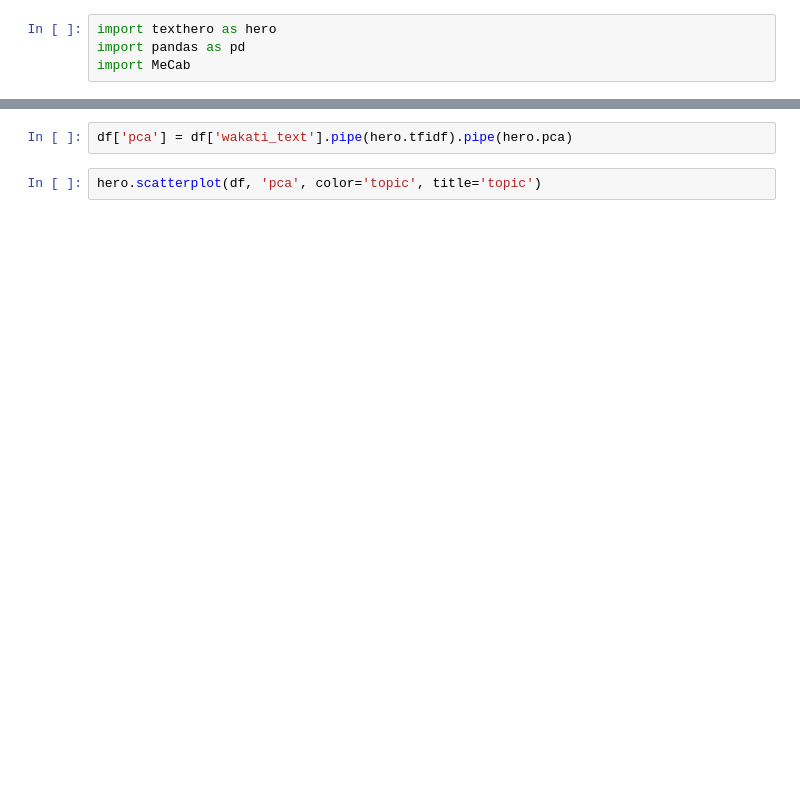
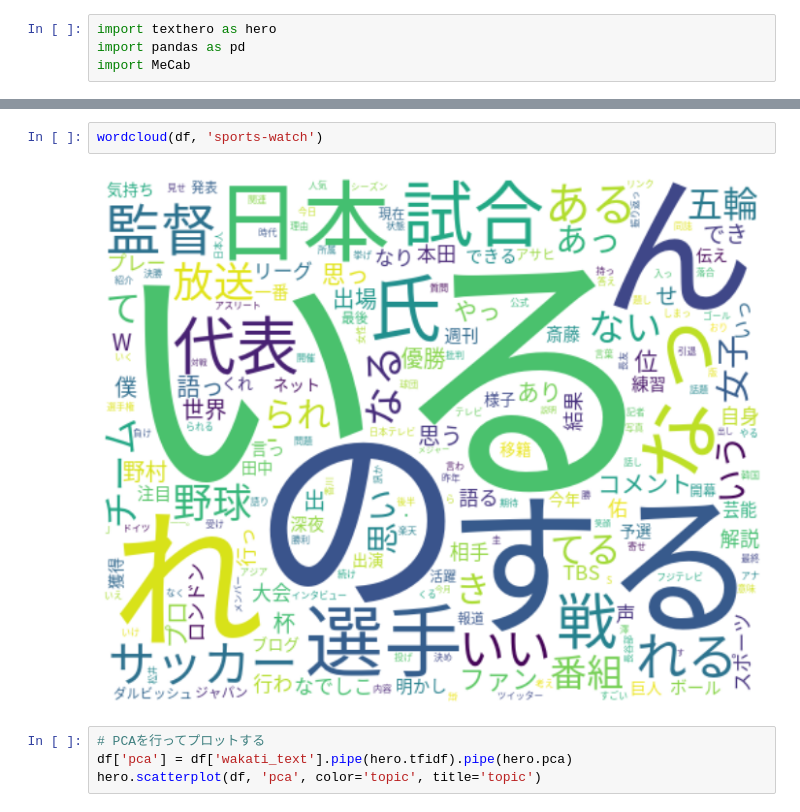
Before and after one commit to youichiro/texthero-sample, a Jupyter notebook: notebooks/texthero.ipynb, the cells around one changed output, grey strips where cells are left out. Drawn from its saved outputs; the diff is of its cells as text; blank space fills up the shorter version.

```diff
--- a/notebooks/texthero.ipynb
+++ b/notebooks/texthero.ipynb
@@ -81,4 +86,8 @@ df[df['topic'] == 'エンタメ']
+# %%
+wordcloud(df, 'sports-watch')
+# %% [output]
+[figure, added]
 # %%
+# PCAを行ってプロットする
 df['pca'] = df['wakati_text'].pipe(hero.tfidf).pipe(hero.pca)
+hero.scatterplot(df, 'pca', color='topic', title='topic')
-# %%
-hero.scatterplot(df, 'pca', color='topic', title='topic')
```
Also changed, not shown: parts of 14 cells of this notebook, 1 other file.
